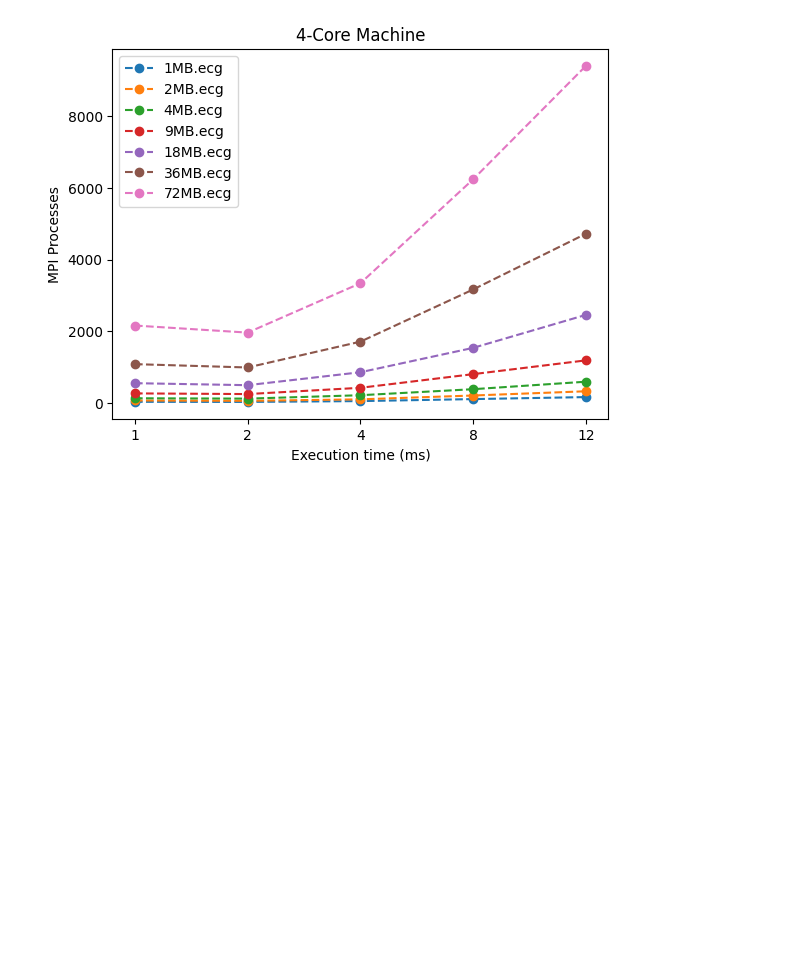
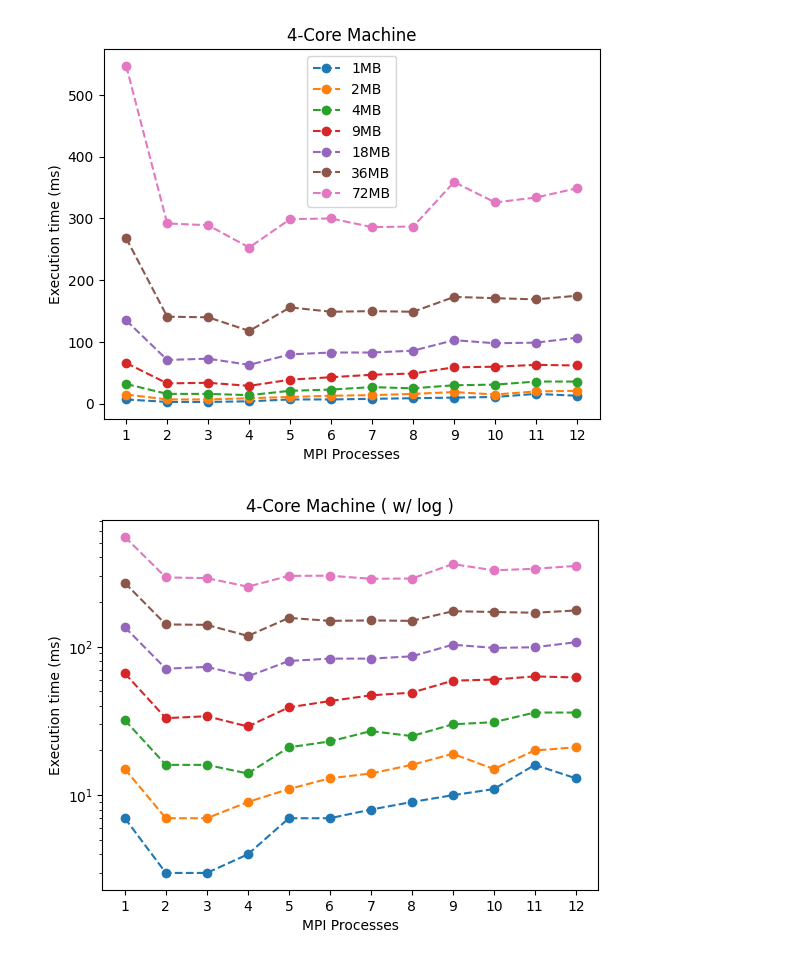
Before and after one commit to AndrejFinki/ECG_Parallel_Compression, a Jupyter notebook: src/visualize.ipynb, the cells around one changed output. Cells and saved outputs as stored; diff of their text form; code cells hidden in the pictures; blank space fills up the shorter version.

```diff
--- a/src/visualize.ipynb
+++ b/src/visualize.ipynb
@@ -49,5 +67,9 @@ display_results( data_2_core, '2-Core Machine' )
 # %%
-display_results( data_4_core, '4-Core Machine' )
+display_results_standard( data_4_core, '4-Core Machine' )
 # %% [output]
-[figure, old version]
+[figure, new version]
+# %%
+display_results_log( data_4_core, '4-Core Machine ( w/ log )' )
+# %% [output]
+[figure, added]
 # %%
```
Also changed, not shown: parts of 8 cells of this notebook, 8 other files.
